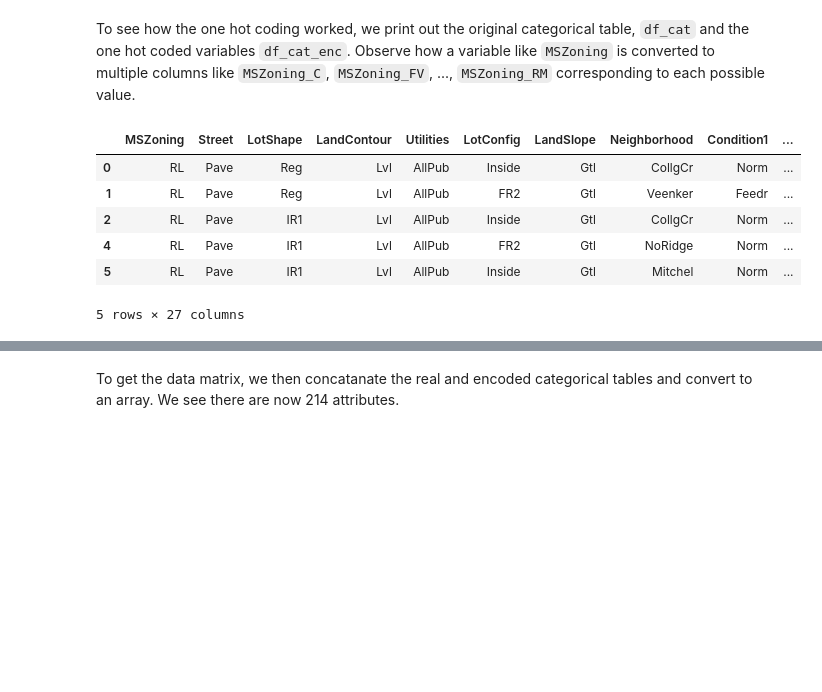
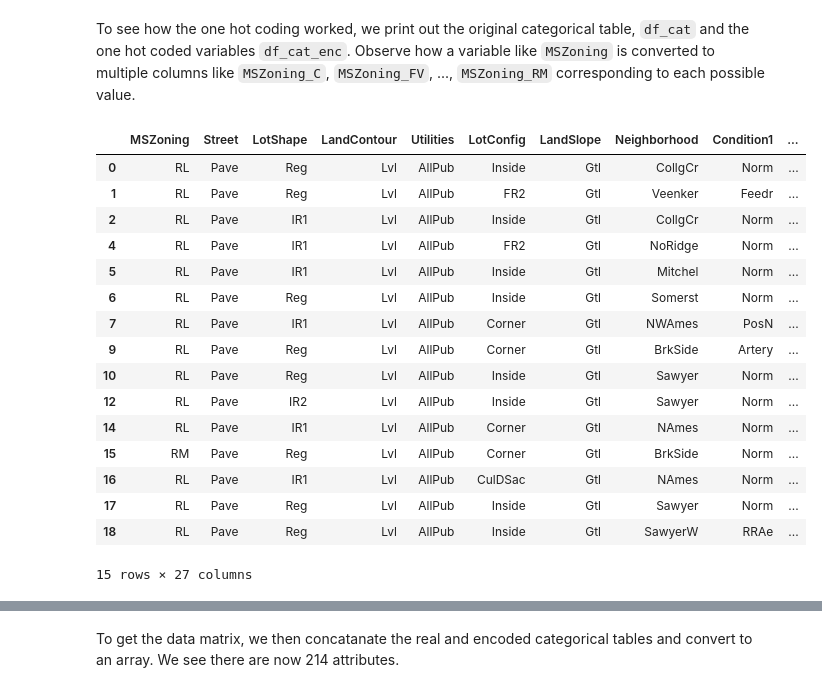
Before and after one commit to MYRONZHWENG/introml, a Jupyter notebook: unit05_lasso/demo2_housing.ipynb, the cells around one changed output, grey strips where cells are left out. Drawn from its saved outputs; the diff is of its cells as text; code cells hidden in the pictures; blank space fills up the shorter version.

```diff
--- a/unit05_lasso/demo2_housing.ipynb
+++ b/unit05_lasso/demo2_housing.ipynb
@@ -143,13 +143,23 @@ df_cat_enc = pd.get_dummies(df_cat, drop_first=True)
 # %% [markdown]
 To see how the one hot coding worked, we print out the original categorical table, `df_cat` and the one hot coded variables `df_cat_enc`.  Observe how a variable like `MSZoning` is converted to multiple columns like `MSZoning_C`, `MSZoning_FV`, ..., `MSZoning_RM` corresponding to each possible value.
 # %%
-df_cat.head()
+df_cat.head(15)
 # %% [output]
 |  | MSZoning | Street | LotShape | LandContour | Utilities | LotConfig | LandSlope | Neighborhood | Condition1 | ... |
 | 0 | RL | Pave | Reg | Lvl | AllPub | Inside | Gtl | CollgCr | Norm | ... |
 | 1 | RL | Pave | Reg | Lvl | AllPub | FR2 | Gtl | Veenker | Feedr | ... |
 | 2 | RL | Pave | IR1 | Lvl | AllPub | Inside | Gtl | CollgCr | Norm | ... |
 | 4 | RL | Pave | IR1 | Lvl | AllPub | FR2 | Gtl | NoRidge | Norm | ... |
 | 5 | RL | Pave | IR1 | Lvl | AllPub | Inside | Gtl | Mitchel | Norm | ... |
+| 6 | RL | Pave | Reg | Lvl | AllPub | Inside | Gtl | Somerst | Norm | ... |
+| 7 | RL | Pave | IR1 | Lvl | AllPub | Corner | Gtl | NWAmes | PosN | ... |
+| 9 | RL | Pave | Reg | Lvl | AllPub | Corner | Gtl | BrkSide | Artery | ... |
+| 10 | RL | Pave | Reg | Lvl | AllPub | Inside | Gtl | Sawyer | Norm | ... |
+| 12 | RL | Pave | IR2 | Lvl | AllPub | Inside | Gtl | Sawyer | Norm | ... |
+| 14 | RL | Pave | IR1 | Lvl | AllPub | Corner | Gtl | NAmes | Norm | ... |
+| 15 | RM | Pave | Reg | Lvl | AllPub | Corner | Gtl | BrkSide | Norm | ... |
+| 16 | RL | Pave | IR1 | Lvl | AllPub | CulDSac | Gtl | NAmes | Norm | ... |
+| 17 | RL | Pave | Reg | Lvl | AllPub | Inside | Gtl | Sawyer | Norm | ... |
+| 18 | RL | Pave | Reg | Lvl | AllPub | Inside | Gtl | SawyerW | RRAe | ... |
-5 rows × 27 columns
+15 rows × 27 columns
 # %%
```
Also changed, not shown: parts of 26 cells of this notebook.
